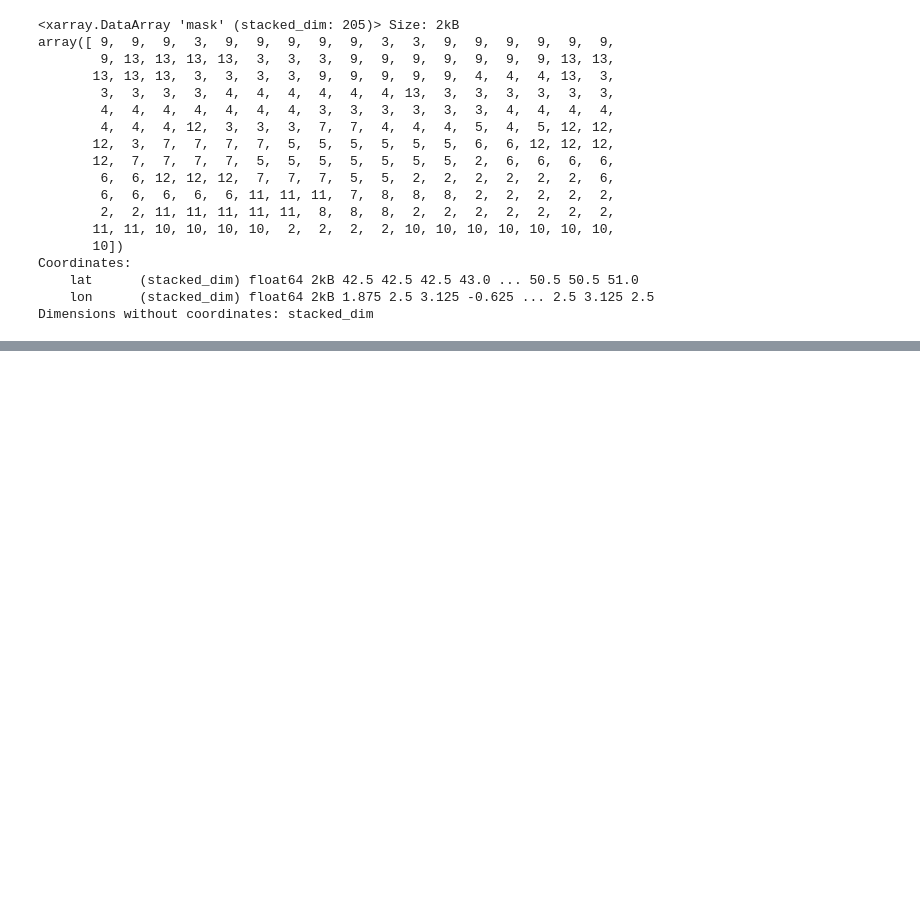
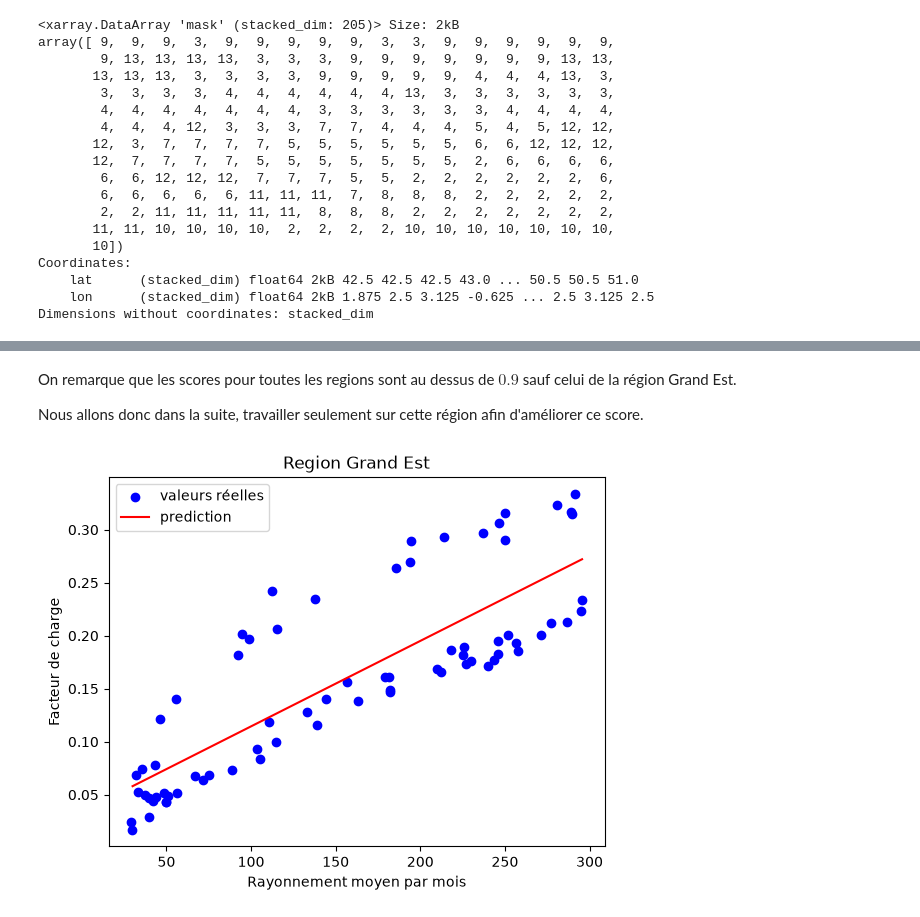
Before and after one commit to Troisieme-111/VRE-France-project, a Jupyter notebook: project_vre.ipynb, the cells around one changed output, grey strips where cells are left out. Cells and saved outputs as stored; diff of their text form; code cells hidden in the pictures; blank space fills up the shorter version.

```diff
--- a/project_vre.ipynb
+++ b/project_vre.ipynb
@@ -176,0 +228,13 @@ Chaque region a chaque mois *un facteur de charge*
+# %%
+X = df_monthly_reg_join['Auvergne-Rhône-Alpes'].to_numpy().reshape((-1,1))
+y = df_energy_join['Auvergne-Rhône-Alpes'].to_numpy()
+# %%
+from sklearn import linear_model
+dict_models = {}
+for col in regions:
+    X = df_monthly_reg_join[col].to_numpy().reshape((-1,1))
+    y = df_energy_join[col].to_numpy()
+    model = linear_model.LinearRegression()
+    model.fit(X, y)
+    dict_models[col] = model
+dict_models
@@ -177,3 +275,25 @@ Chaque region a chaque mois *un facteur de charge*
+# %% [markdown]
+On remarque que les scores pour toutes les regions sont au dessus de $0.9$ sauf celui de la région Grand Est.
+
+Nous allons donc dans la suite, travailler seulement sur cette région afin d'améliorer ce score.
+# %%
+# Exemple: Grand Est
+region = 'Grand Est'
+model_GE = dict_models[region]
+X_train = df_monthly_reg_join[region].to_numpy()
+y_train = df_energy_join[region].to_numpy()
+x = np.linspace(np.max(X_train), 30)
+X = x.reshape((-1,1))
+y_predict = model_GE.predict(X)
+plt.scatter(X_train, y_train, color='b', label='valeurs réelles')
+plt.plot(x, y_predict, color='r', label='prediction')
+plt.xlabel('Rayonnement moyen par mois')
+plt.ylabel('Facteur de charge')
+plt.title(f'Region {region}')
+plt.legend()
+plt.show()
+# %% [output]
+[figure, added]
 # %% [markdown]
 ***
 ## Credit
```
Also changed, not shown: parts of 20 cells of this notebook.
